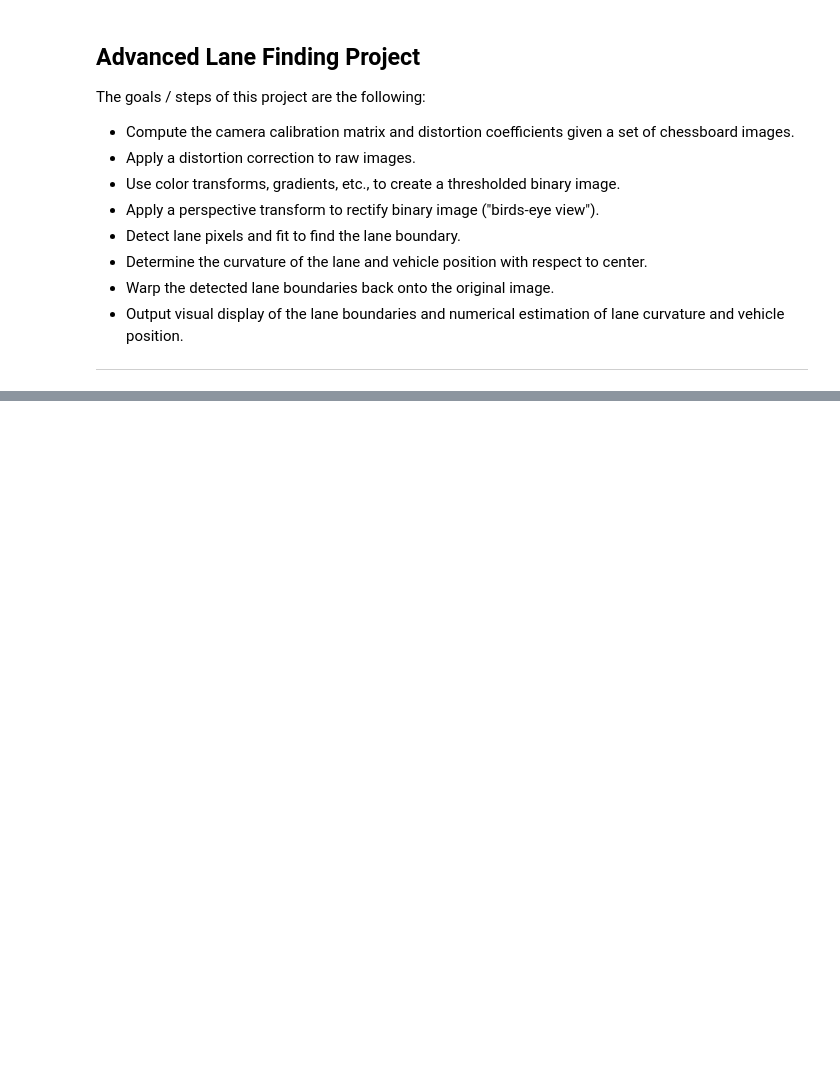
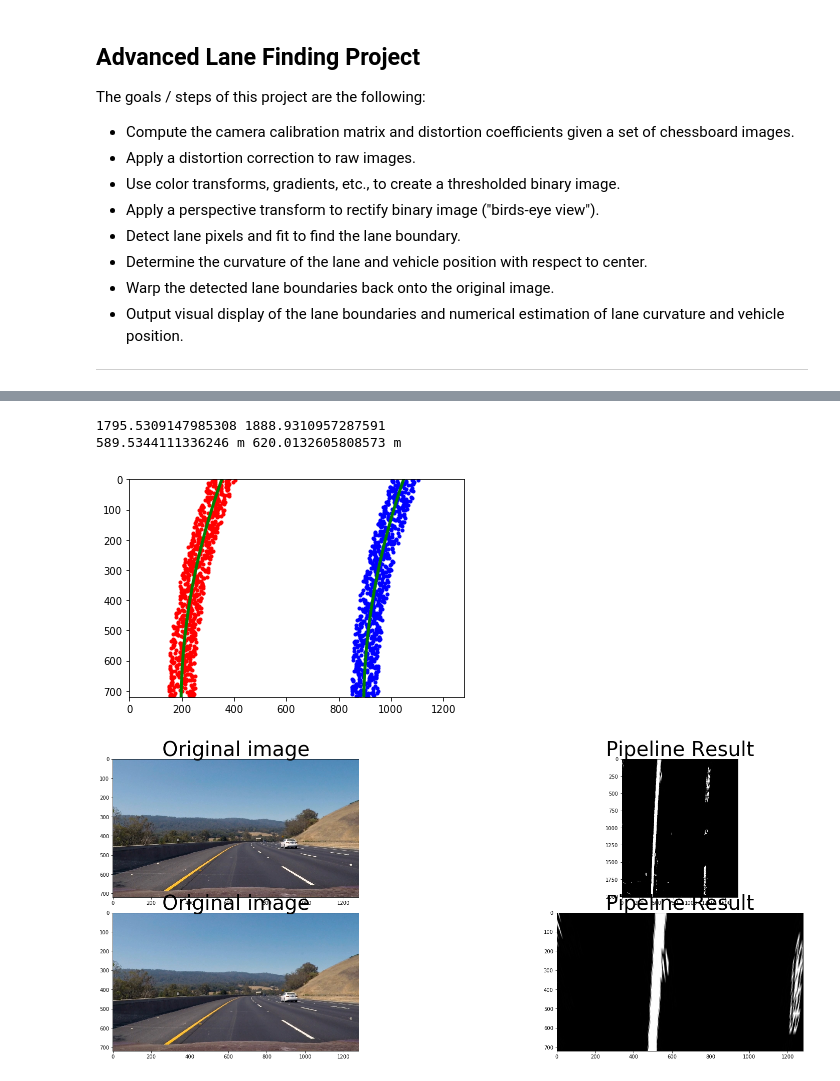
Before and after one commit to rbiegacz/Udacity-CarND, a Jupyter notebook: CarND-Advanced-Lane-Lines-master/adv_lane_lines.ipynb, the cells around one changed output, grey strips where cells are left out. Cells and saved outputs as stored; diff of their text form; code cells hidden in the pictures; blank space fills up the shorter version.

```diff
--- a/CarND-Advanced-Lane-Lines-master/adv_lane_lines.ipynb
+++ b/CarND-Advanced-Lane-Lines-master/adv_lane_lines.ipynb
@@ -61,0 +81,7 @@ plt.show()
+# %%
+roadlanes.main()
+# %% [output]
+1795.5309147985308 1888.9310957287591
+589.5344111336246 m 620.0132605808573 m
+[figure, added]
+[figure, added]
```
Also changed, not shown: parts of 7 cells of this notebook, 2 other files.
